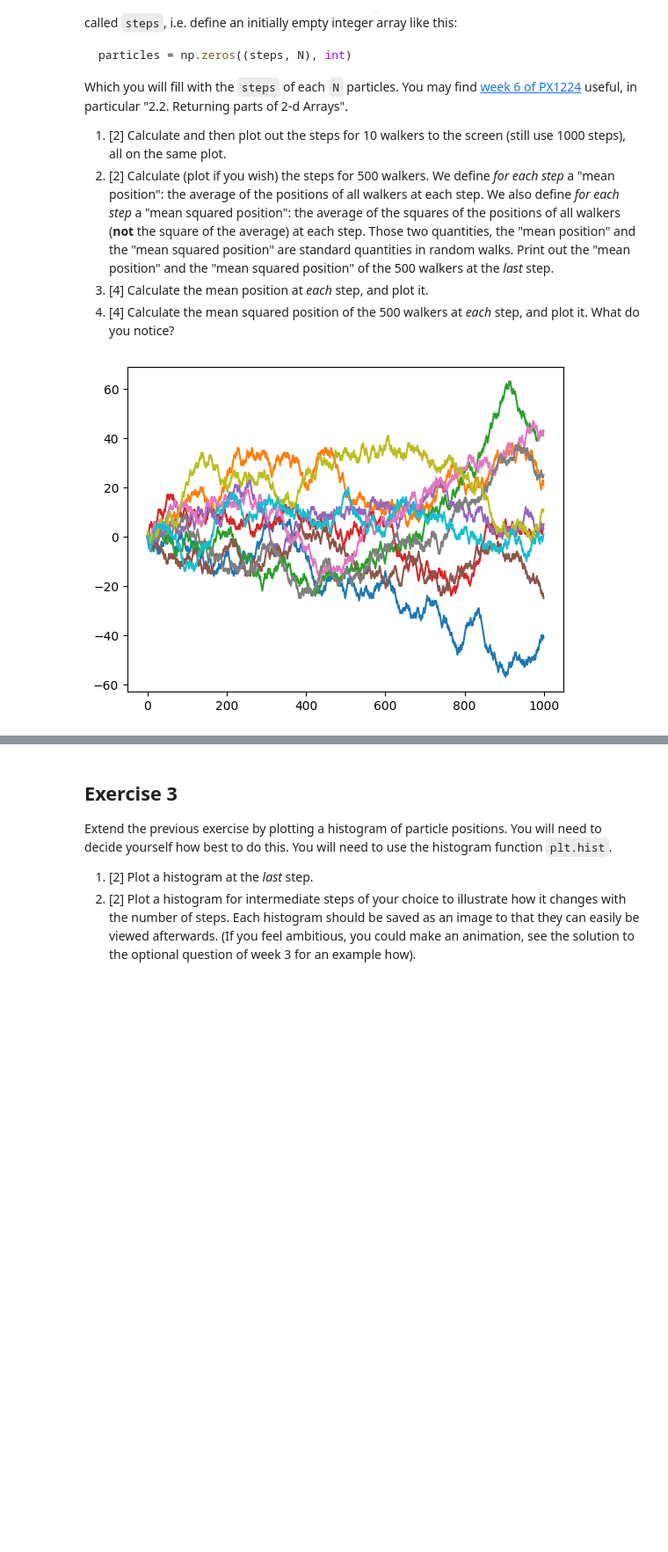
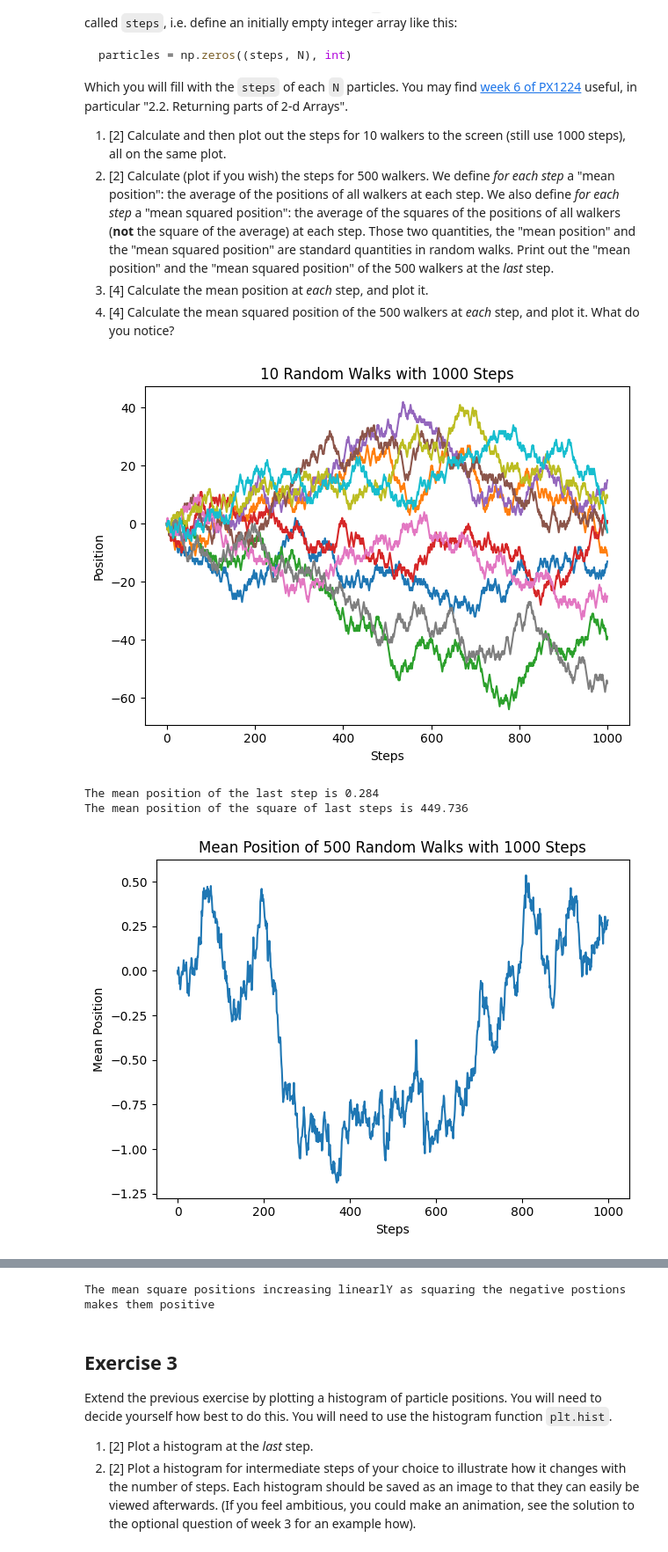
Before and after one commit to PX2145-2025/week-7-b-seccombe-jake, a Jupyter notebook: Random_walk.ipynb, the cells around one changed output, grey strips where cells are left out. Shown: that part at 88% size. Drawn from its saved outputs; the diff is of its cells as text; code cells hidden in the pictures; blank space fills up the shorter version.

```diff
--- a/Random_walk.ipynb
+++ b/Random_walk.ipynb
@@ -115,16 +116,68 @@ Which you will fill with the `steps` of each `N` particles. You may find [week 6
  3. [4] Calculate the mean position at _each_ step, and plot it.
  4. [4] Calculate the mean squared position of the 500 walkers at _each_ step, and
 plot it. What do you notice?
-# %%
-steps = 1000
-N = 10
-
-particles = np.zeros((steps, N), int)
-
-for i in range(N):
-    particles[:,i] = walk(steps)
-
-plt.plot(particles)
-plt.show()
-# %% [output]
-[figure, removed]
+# %%
+steps = 1000
+N = 10
+
+#create empty 2d array
+particles = np.zeros((steps, N), int)
+
+
+#fill array with 'walk' function results
+for i in range(N):
+    particles[:,i] = walk(steps)
+
+#plot
+
+plt.plot(particles)
+plt.title('10 Random Walks with 1000 Steps')
+plt.xlabel('Steps')
+plt.ylabel('Position')
+plt.tight_layout()
+plt.show()
+
+
+#create 2d array for 5oo walkers
+walkers = np.zeros((steps,500), int)  # steps = # of rows    ,    500 = # of columns
+
+
+for n in range(500):
+    walkers[:,n] = walk(steps)
+
+
+#create and fill 1d array for mean of each step
+mean = np.zeros(1000)
+for n in range(1000):
+  mean[n] = np.mean(walkers[n,:])
+
+#creat and fill 1d array for mean squared positions
+sqrd_pos = np.zeros(500)
+for n in range(500):
+  sqrd_pos[n] = np.mean(walkers[n,:]**2)
+
+print(f'The mean position of the last step is {mean[-1]}')
+print(f'The mean position of the square of last steps is {sqrd_pos[-1]}')
+
+
+plt.plot(mean)
+plt.title('Mean Position of 500 Random Walks with 1000 Steps')
+plt.xlabel('Steps')
+plt.ylabel('Mean Position')
+plt.tight_layout()
+plt.show()
+
+
+plt.plot(sqrd_pos)
+plt.title('Mean Squared Position of 500 Random Walks with 1000 Steps')
+plt.xlabel('Steps')
+plt.ylabel('Mean Squared Position')
+plt.tight_layout()
+plt.show()
+
+print("The mean square positions increasing linearlY as squaring the negative postions makes them positive")
+# %% [output]
+[figure, added]
+The mean position of the last step is 0.284
+The mean position of the square of last steps is 449.736
+[figure, added]
@@ -131,3 +185,4 @@ plt.show()
+The mean square positions increasing linearlY as squaring the negative postions makes them positive
 # %% [markdown]
 ## Exercise 3
 Extend the previous exercise by plotting a histogram of particle positions. You will need to decide yourself how best to do this. You will need to use the histogram function `plt.hist`.
```
Also changed, not shown: parts of 4 cells of this notebook.
